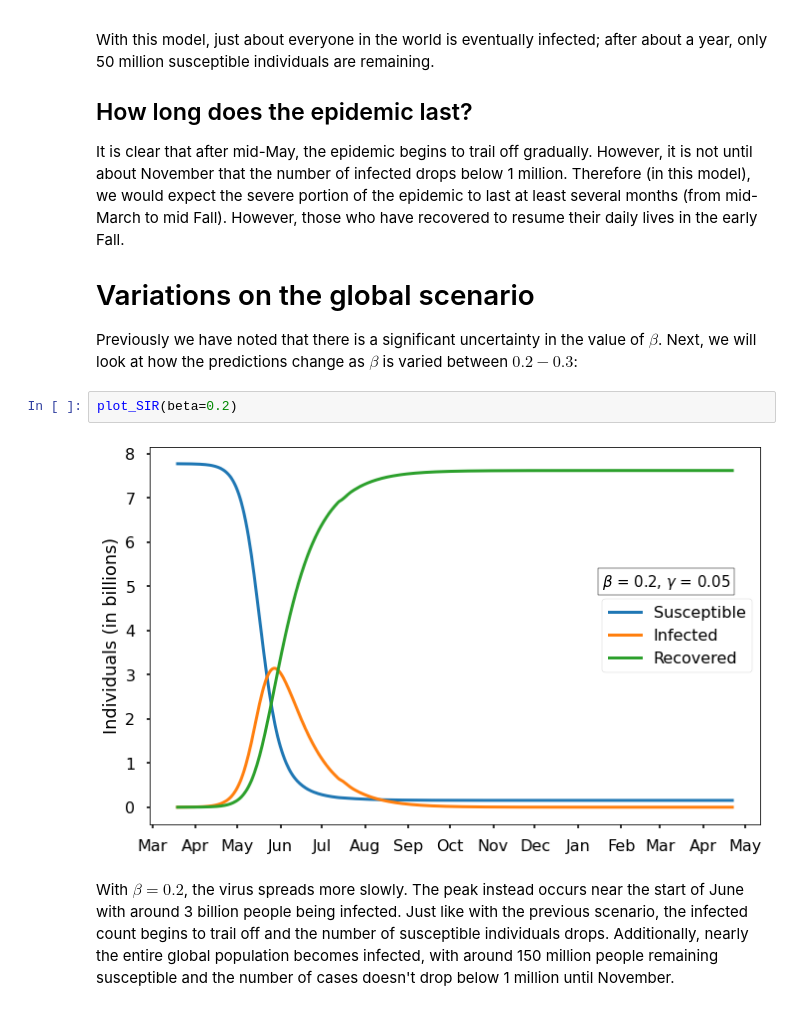
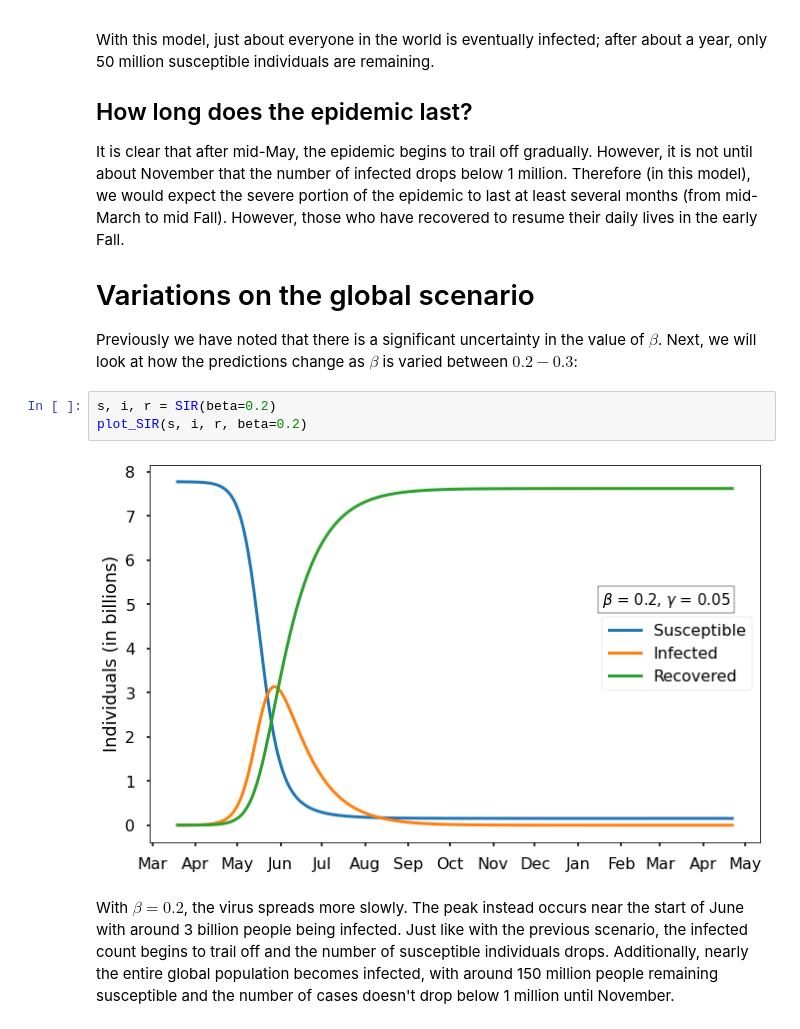
Before and after one commit to benjaminwarner/senior-project, a Jupyter notebook: SIR_Modeling.ipynb, the cells around one changed output. Cells and saved outputs as stored; diff of their text form.

```diff
--- a/SIR_Modeling.ipynb
+++ b/SIR_Modeling.ipynb
@@ -141,9 +142,10 @@ It is clear that after mid-May, the epidemic begins to trail off gradually. Howe
 # Variations on the global scenario
 
 Previously we have noted that there is a significant uncertainty in the value of $\beta$. Next, we will look at how the predictions change as $\beta$ is varied between $0.2 - 0.3$:
-# %%
-plot_SIR(beta=0.2)
-# %% [output]
-[figure, removed]
+# %%
+s, i, r = SIR(beta=0.2)
+plot_SIR(s, i, r, beta=0.2)
+# %% [output]
+[figure, added]
 # %% [markdown]
 With $\beta = 0.2$, the virus spreads more slowly. The peak instead occurs near the start of June with around 3 billion people being infected. Just like with the previous scenario, the infected count begins to trail off and the number of susceptible individuals drops. Additionally, nearly the entire global population becomes infected, with around 150 million people remaining susceptible and the number of cases doesn't drop below 1 million until November.
```
Also changed, not shown: parts of 11 cells of this notebook.
